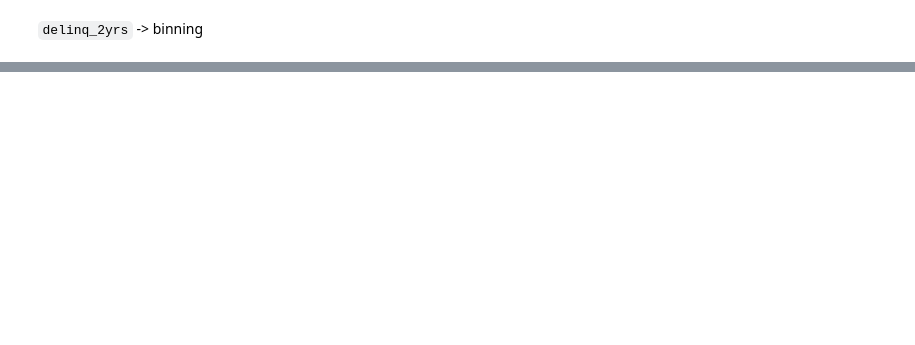
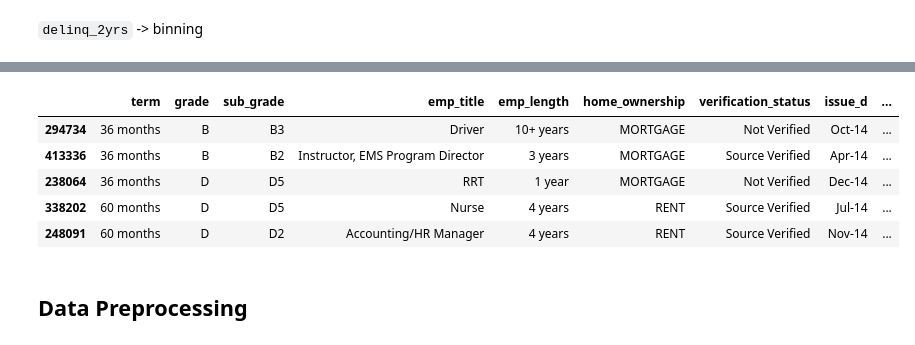
Before and after one commit to azaryasph/IDX-Partners-Project-Based-Internship-Prediction-Model, a Jupyter notebook: notebooks/Prediction Model.ipynb, the cells around one changed output, grey strips where cells are left out. Cells and saved outputs as stored; diff of their text form; code cells hidden in the pictures; blank space fills up the shorter version.

```diff
--- a/notebooks/Prediction Model.ipynb
+++ b/notebooks/Prediction Model.ipynb
@@ -238,0 +241,11 @@ dfloan
+# %%
+categoric.sample(5)
+# %% [output]
+|  | term | grade | sub_grade | emp_title | emp_length | home_ownership | verification_status | issue_d | ... |
+| 294734 | 36 months | B | B3 | Driver | 10+ years | MORTGAGE | Not Verified | Oct-14 | ... |
+| 413336 | 36 months | B | B2 | Instructor, EMS Program Director | 3 years | MORTGAGE | Source Verified | Apr-14 | ... |
+| 238064 | 36 months | D | D5 | RRT | 1 year | MORTGAGE | Not Verified | Dec-14 | ... |
+| 338202 | 60 months | D | D5 | Nurse | 4 years | RENT | Source Verified | Jul-14 | ... |
+| 248091 | 60 months | D | D2 | Accounting/HR Manager | 4 years | RENT | Source Verified | Nov-14 | ... |
+# %% [markdown]
+## Data Preprocessing
```
Also changed, not shown: parts of 12 cells of this notebook.
